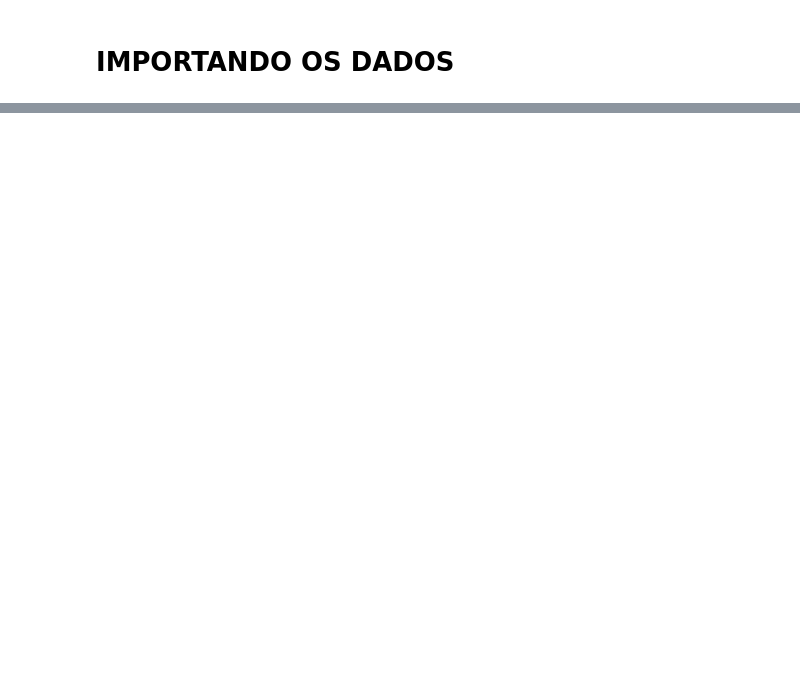
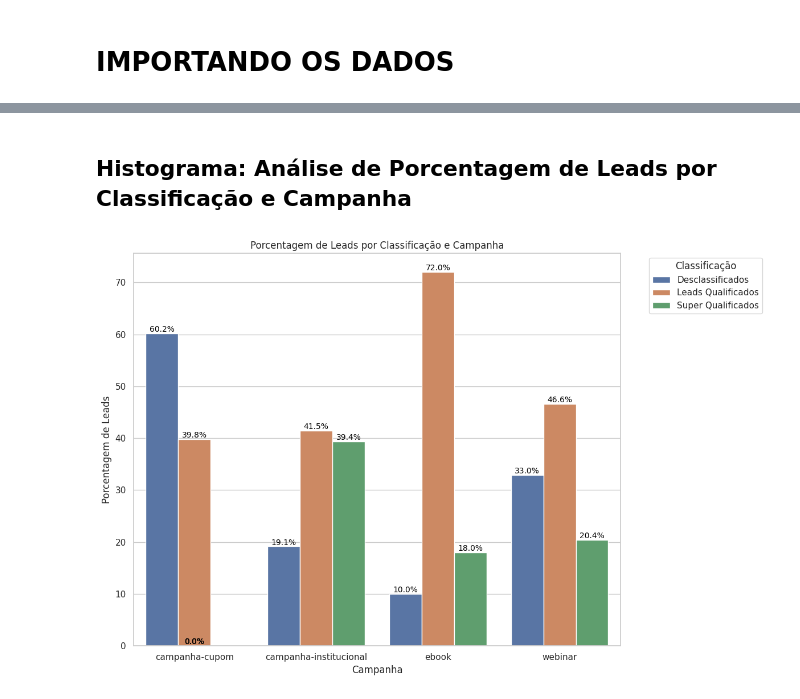
Before and after one commit to claraferreirabatista/processo_seletivo, a Jupyter notebook: Leads_Analisados.ipynb, the cells around one changed output, grey strips where cells are left out. Saved outputs shown, nothing was run; the diff lists cells and outputs as text; code cells hidden in the pictures; blank space fills up the shorter version.

```diff
--- a/Leads_Analisados.ipynb
+++ b/Leads_Analisados.ipynb
@@ -20,0 +97,11 @@ import matplotlib.pyplot as plt
+# %%
+# Contagem de leads por perfil
+contagem_por_perfil = leads_gerados['Perfil'].value_counts().reset_index()
+contagem_por_perfil.columns = ['Perfil', 'Contagem de Leads']
+
+# Relacionamento entre campanhas e perfis
+relacao_campanha_perfil = leads_gerados.groupby(['Campanha', 'Perfil']).size().reset_index(name='Contagem')
+
+# Exibindo os resultados com tabulate
+print("Contagem de leads por perfil:")
+print(tabulate(contagem_por_perfil, headers='keys', tablefmt='psql'))
@@ -20,0 +140,31 @@ import matplotlib.pyplot as plt
+# %% [markdown]
+## **Histograma**: Análise de Porcentagem de Leads por Classificação e Campanha
+# %%
+df = relacao_campanha_perfil.copy()
+condicoes = [
+    df['Perfil'].isin(['100 mil até 300 mil', '300 mil até 500 mil']),
+    df['Perfil'].isin(['500 mil até 1milhão', 'Acima de 1milhão']),
+    df['Perfil'] == 'Abaixo de 100 mil'
+]
+escolhas = ['Leads Qualificados', 'Super Qualificados', 'Desclassificados']
+df['Classificação'] = np.select(condicoes, escolhas, default='')
+df = df.groupby(['Campanha', 'Classificação'])['Contagem'].sum().reset_index()
+df['Total_por_Campanha'] = df.groupby('Campanha')['Contagem'].transform('sum')
+df['Porcentagem'] = (df['Contagem'] / df['Total_por_Campanha']) * 100
+df['Porcentagem'] = df['Porcentagem'].round(2)
+sns.set(style="whitegrid")
+plt.figure(figsize=(12, 8))
+ax = sns.barplot(x='Campanha', y='Porcentagem', hue='Classificação', data=df)
+plt.xlabel('Campanha')
+plt.ylabel('Porcentagem de Leads')
+plt.title('Porcentagem de Leads por Classificação e Campanha')
+for p in ax.patches:
+    ax.annotate(f"{p.get_height():.1f}%",
+                (p.get_x() + p.get_width() / 2., p.get_height()),
+                ha='center', va='center', fontsize=10, color='black',
+                xytext=(0, 5), textcoords='offset points')
+plt.legend(title='Classificação', bbox_to_anchor=(1.05, 1), loc='upper left')
+plt.tight_layout()
+plt.show()
+# %% [output]
+[figure, added]
```
Also changed, not shown: parts of 60 cells of this notebook.
